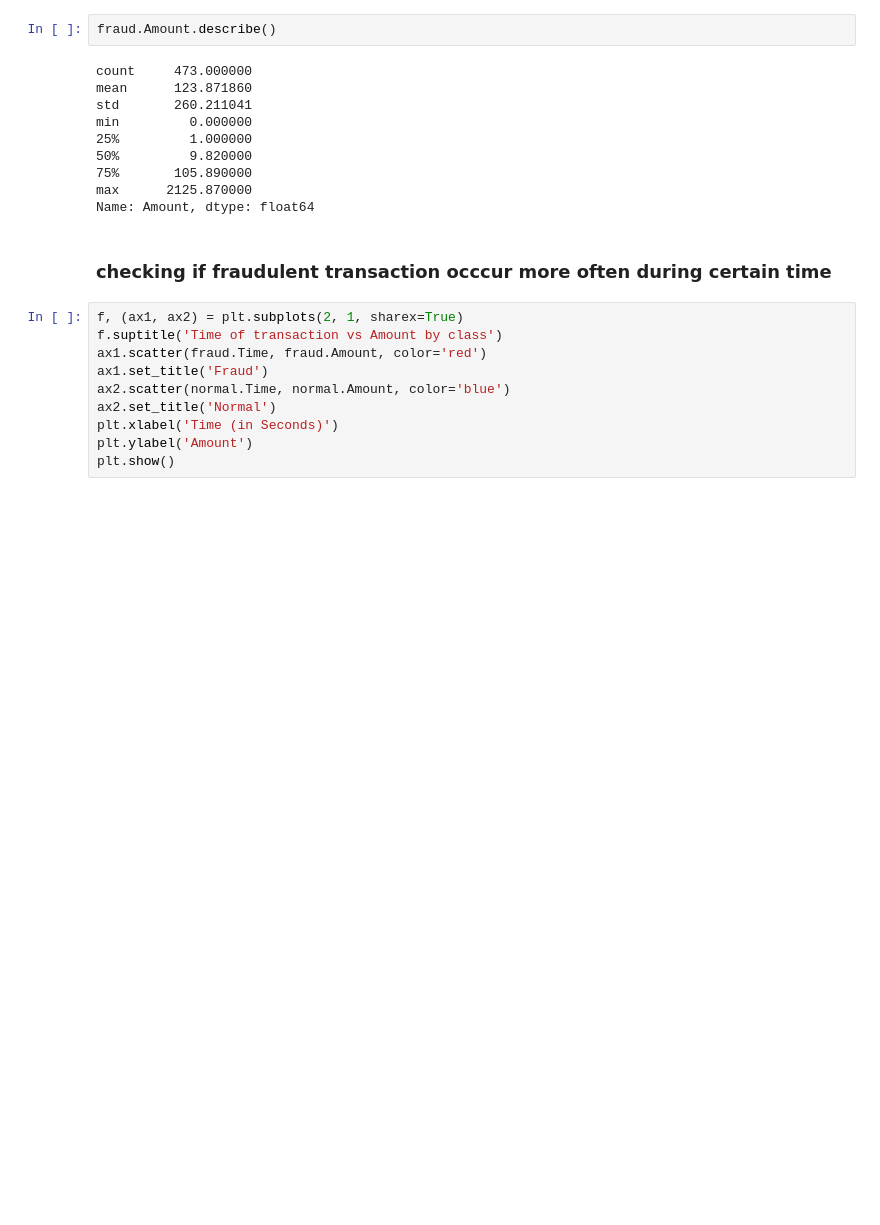
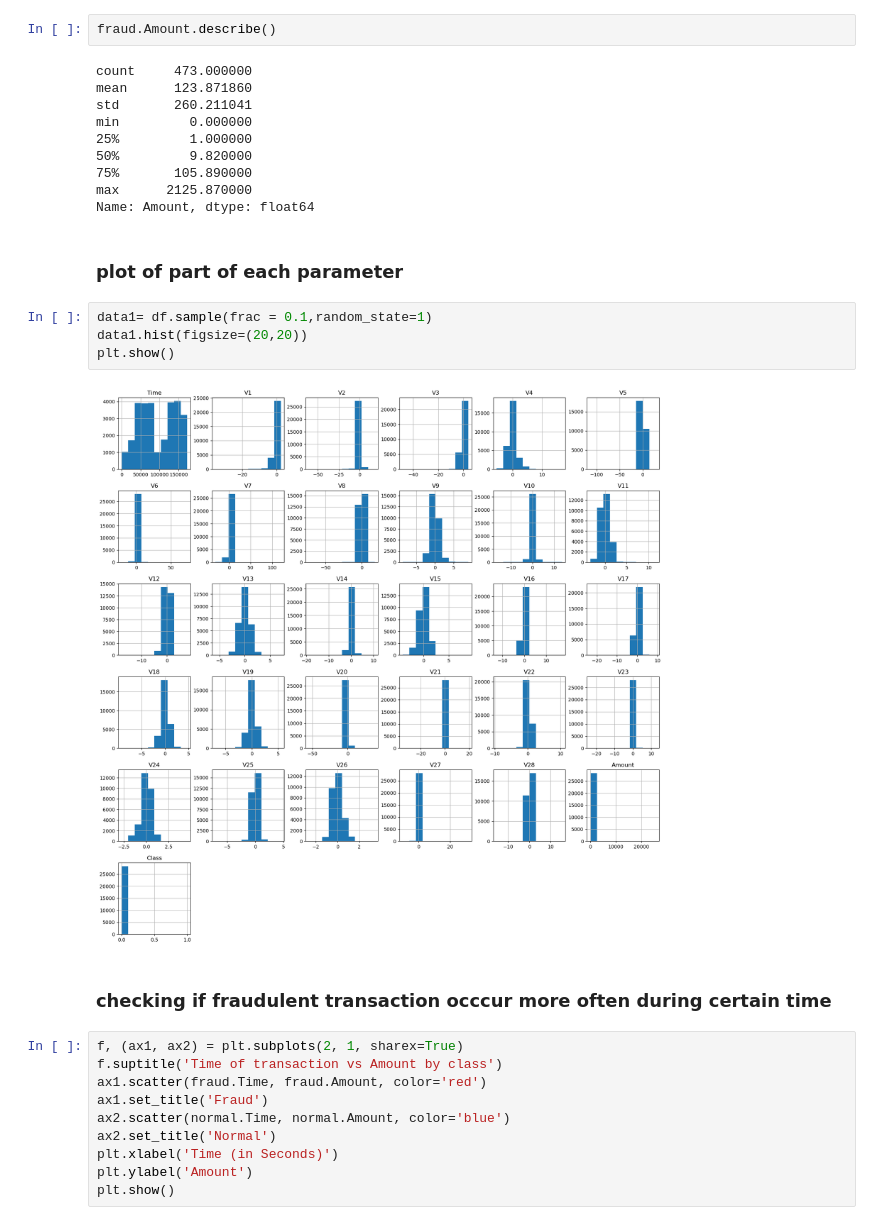
Before and after one commit to yvankondjo/Credit-Card-Fraud-Detection, a Jupyter notebook: Credit-Card.ipynb, the cells around one changed output. Saved outputs shown, nothing was run; the diff lists cells and outputs as text; blank space fills up the shorter version.

Commit message:
Ajout histo

```diff
--- a/Credit-Card.ipynb
+++ b/Credit-Card.ipynb
@@ -228,6 +228,14 @@ min         0.000000
 75%       105.890000
 max      2125.870000
 Name: Amount, dtype: float64
+# %% [markdown]
+### plot of part of each parameter
+# %%
+data1= df.sample(frac = 0.1,random_state=1)
+data1.hist(figsize=(20,20))
+plt.show()
+# %% [output]
+[figure, added]
 # %% [markdown]
 ### checking if fraudulent transaction occcur more often during certain time
 # %%
```
Also changed, not shown: parts of 14 cells of this notebook.
